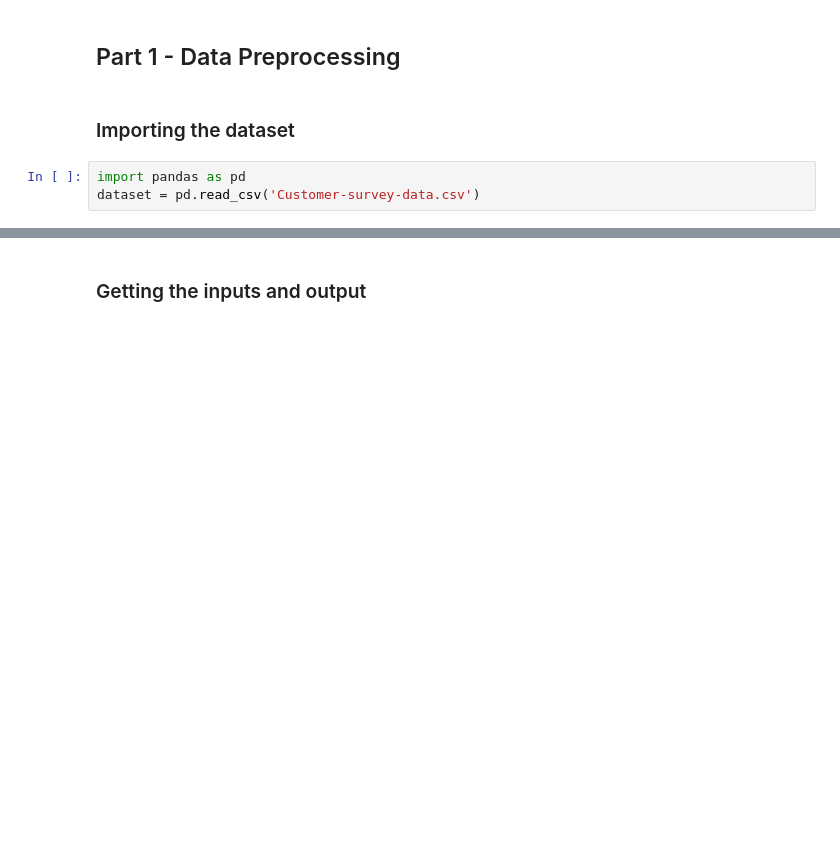
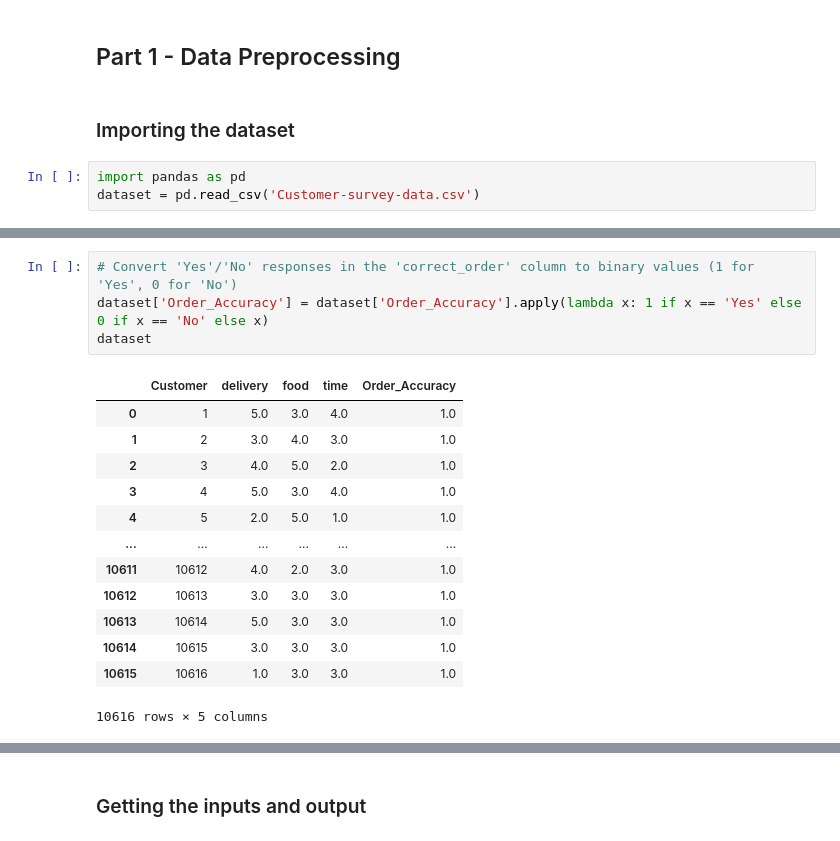
Before and after one commit to t1pen/MeXEE402_Midterms_StephenGabrielAlojado_JairusSunga, a Jupyter notebook: Logistic Regression/logistic_regression.ipynb, the cells around one changed output, grey strips where cells are left out. Saved outputs shown, nothing was run; the diff lists cells and outputs as text; blank space fills up the shorter version.

```diff
--- a/Logistic Regression/logistic_regression.ipynb
+++ b/Logistic Regression/logistic_regression.ipynb
@@ -18,0 +40,18 @@ dataset.head()
+# %%
+# Convert 'Yes'/'No' responses in the 'correct_order' column to binary values (1 for 'Yes', 0 for 'No')
+dataset['Order_Accuracy'] = dataset['Order_Accuracy'].apply(lambda x: 1 if x == 'Yes' else 0 if x == 'No' else x)
+dataset
+# %% [output]
+|  | Customer | delivery | food | time | Order_Accuracy |
+| 0 | 1 | 5.0 | 3.0 | 4.0 | 1.0 |
+| 1 | 2 | 3.0 | 4.0 | 3.0 | 1.0 |
+| 2 | 3 | 4.0 | 5.0 | 2.0 | 1.0 |
+| 3 | 4 | 5.0 | 3.0 | 4.0 | 1.0 |
+| 4 | 5 | 2.0 | 5.0 | 1.0 | 1.0 |
+| ... | ... | ... | ... | ... | ... |
+| 10611 | 10612 | 4.0 | 2.0 | 3.0 | 1.0 |
+| 10612 | 10613 | 3.0 | 3.0 | 3.0 | 1.0 |
+| 10613 | 10614 | 5.0 | 3.0 | 3.0 | 1.0 |
+| 10614 | 10615 | 3.0 | 3.0 | 3.0 | 1.0 |
+| 10615 | 10616 | 1.0 | 3.0 | 3.0 | 1.0 |
+10616 rows × 5 columns
```
Also changed, not shown: parts of 29 cells of this notebook.
